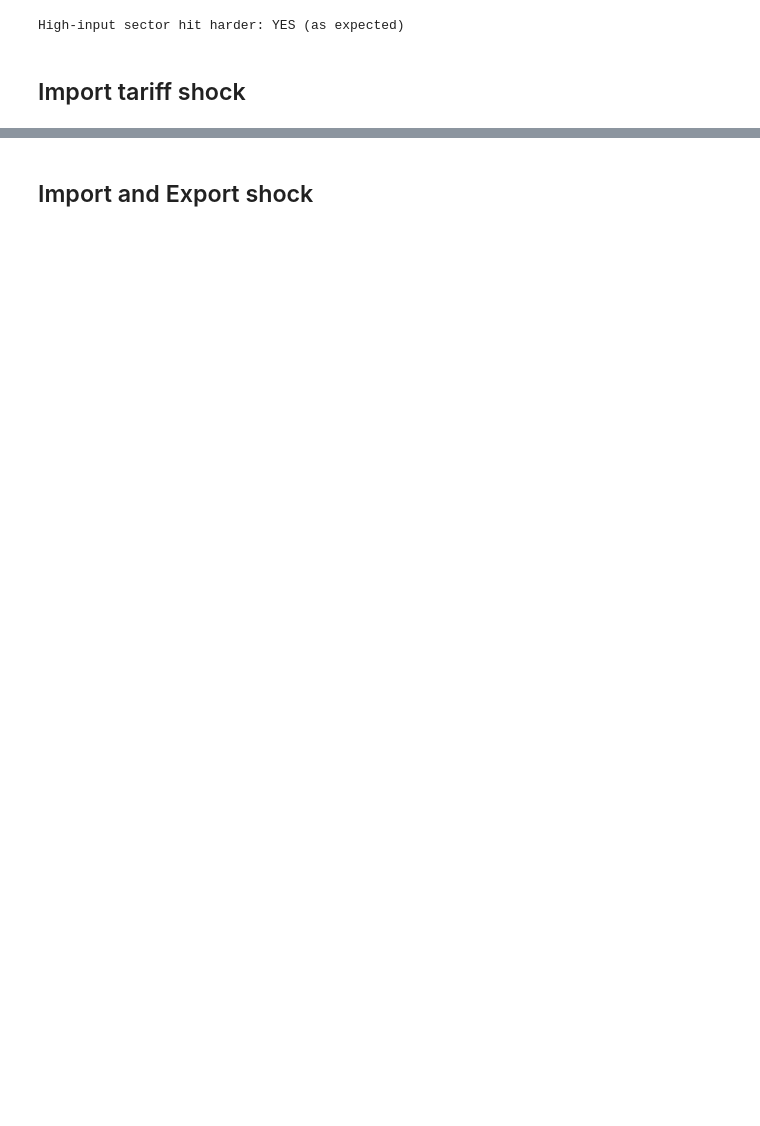
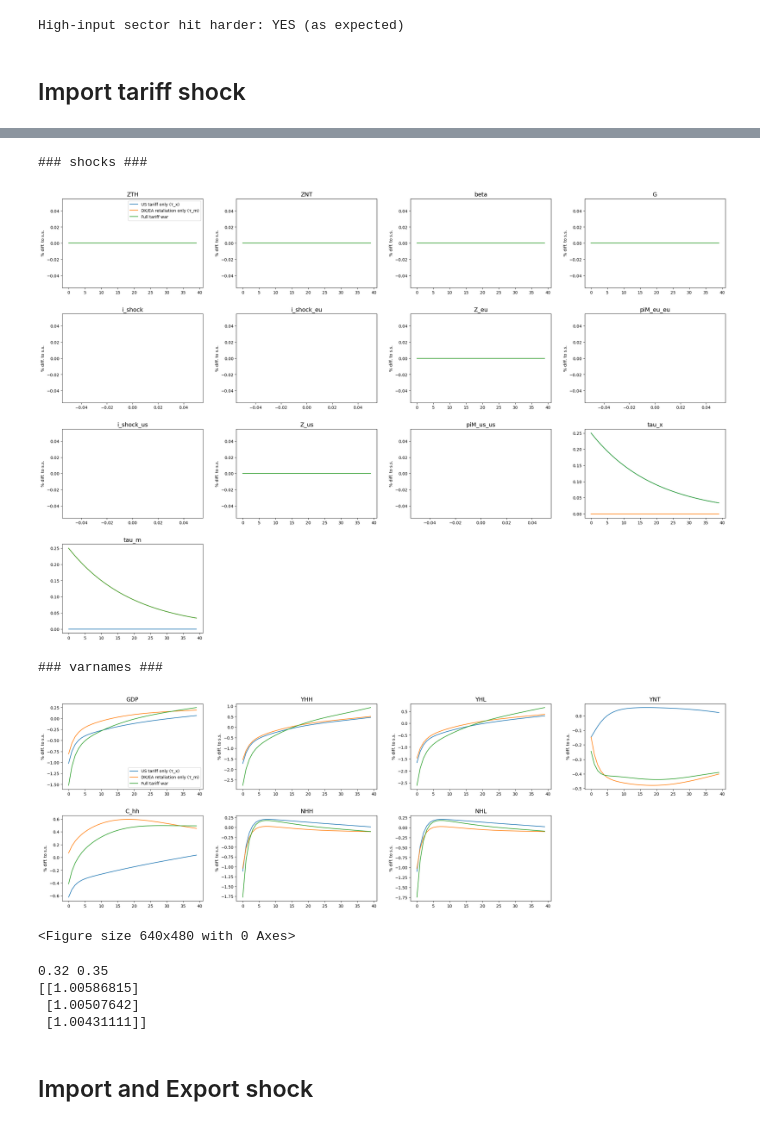
Before and after one commit to AndreaNoergaardAndersen/Master-Thesis, a Jupyter notebook: I-HANK - EU and US/test_extension.ipynb, the cells around one changed output, grey strips where cells are left out. Cells and saved outputs as stored; diff of their text form; code cells hidden in the pictures; blank space fills up the shorter version.

```diff
--- a/I-HANK - EU and US/test_extension.ipynb
+++ b/I-HANK - EU and US/test_extension.ipynb
@@ -420,3 +471,59 @@ High-input sector hit harder: YES (as expected)
+# %%
+TARIFF_SIZE = 0.25   # 25% tariff
+TARIFF_RHO  = 0.95   # persistence
+# %%
+m_tau_x = model.copy()
+m_tau_x.par.jump_tau_x = TARIFF_SIZE
+m_tau_x.par.rho_tau_x  = TARIFF_RHO
+
+m_tau_x.find_transition_path(shocks=['tau_x'], do_print=False, do_end_check=False)
+# %%
+m_tau_m = model.copy()
+m_tau_m.par.jump_tau_m = TARIFF_SIZE
+m_tau_m.par.rho_tau_m  = TARIFF_RHO
+
+m_tau_m.find_transition_path(shocks=['tau_m'], do_print=False, do_end_check=False)
+# %%
+m_war = model.copy()
+m_war.par.jump_tau_x = TARIFF_SIZE
+m_war.par.rho_tau_x  = TARIFF_RHO
+m_war.par.jump_tau_m = TARIFF_SIZE
+m_war.par.rho_tau_m  = TARIFF_RHO
+
+m_war.find_transition_path(shocks=['tau_x', 'tau_m'], do_print=False, do_end_check=False)
+# %%
+# Variables shown in levels (rates and prices — not log-deviations)
+lvl_value = ['pi', 'pi_eu', 'pi_us', 'tau', 'r', 'ra', 'i', 'i_eu', 'i_us',
+             'tau_m', 'tau_x', 'E', 'E_us', 'NFA']
+
+# Models and labels for comparison
+models = [m_tau_x, m_tau_m, m_war]
+labels = ['US tariff only (τ_x)', 'DK/EA retaliation only (τ_m)', 'Full tariff war']
+
+model.compare_IRFs(
+    models, labels,
+    varnames=['GDP', 'YHH', 'YHL', 'YNT', 'C_hh', 'NHH', 'NHL'],
+    lvl_value=lvl_value,
+    T_max=40, ncols=4,
+    do_targets=False
+)
+plt.suptitle('Output and consumption', y=1.02)
+plt.tight_layout()
+#plt.savefig(os.path.join(folder, 'output_consumption.png'), dpi=150, bbox_inches='tight')
+# %% [output]
+### shocks ###
+[figure, added]
+### varnames ###
+[figure, added]
+<Figure size 640x480 with 0 Axes>
+# %%
+print(par.beta_M_dk_h, par.beta_M_dk_l)  # should be 0.32, 0.35
+print(m_tau_m.path.PM_dk_h[:3])                  # should rise under tau_m
+# %% [output]
+0.32 0.35
+[[1.00586815]
+ [1.00507642]
+ [1.00431111]]
 # %% [markdown]
 ## Import and Export shock
 # %%
```
Also changed, not shown: parts of 13 cells of this notebook, 2 other files.
